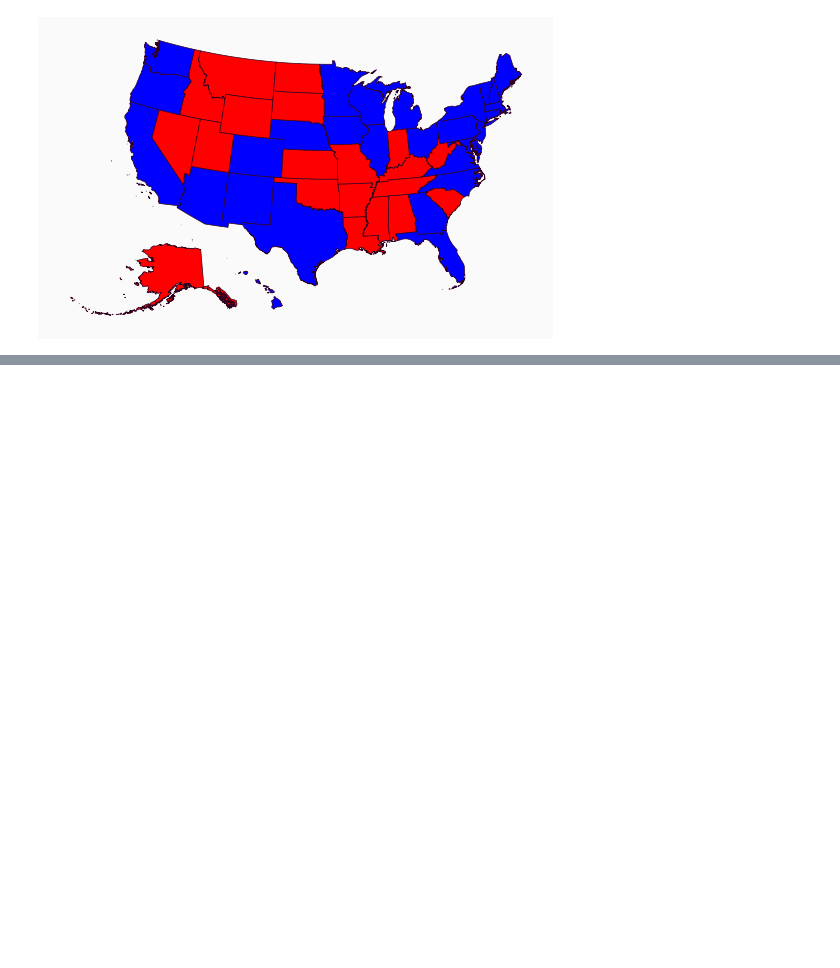
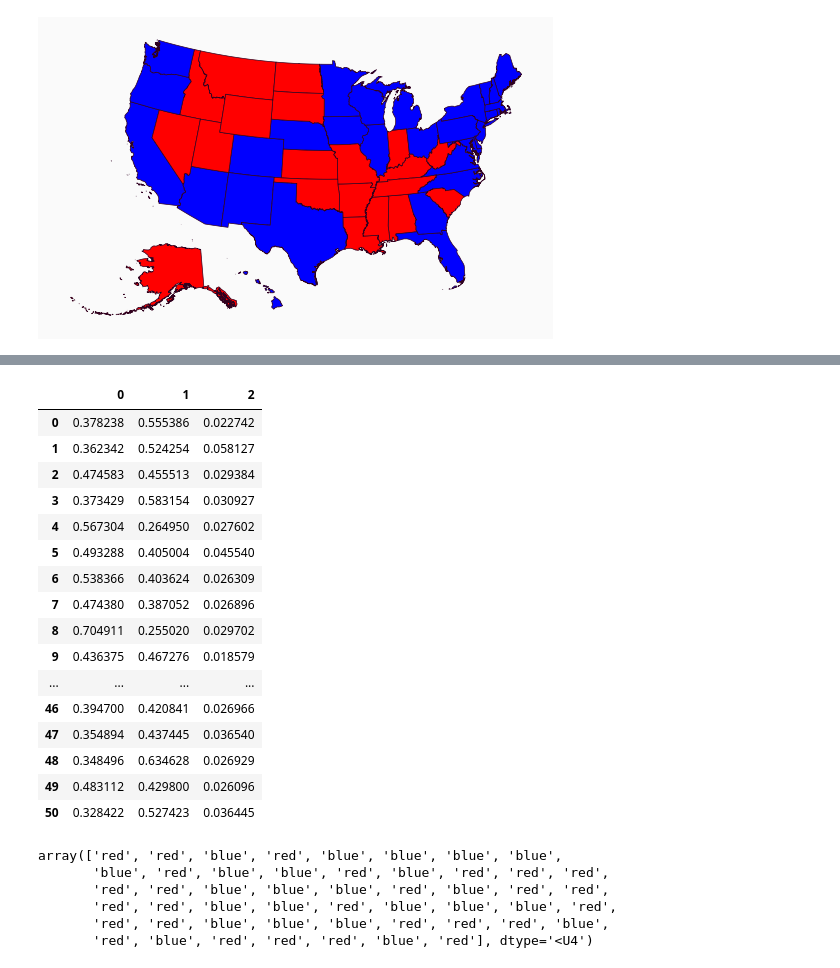
Before and after one commit to LoukStam/Machine-learning-project, a Jupyter notebook: Election_Regression_drawing.ipynb, the cells around one changed output, grey strips where cells are left out. Saved outputs shown, nothing was run; the diff lists cells and outputs as text; code cells hidden in the pictures; blank space fills up the shorter version.

```diff
--- a/Election_Regression_drawing.ipynb
+++ b/Election_Regression_drawing.ipynb
@@ -277,0 +349,29 @@ plt.show()
+# %%
+Bayes_method
+# %% [output]
+|  | 0 | 1 | 2 |
+| 0 | 0.378238 | 0.555386 | 0.022742 |
+| 1 | 0.362342 | 0.524254 | 0.058127 |
+| 2 | 0.474583 | 0.455513 | 0.029384 |
+| 3 | 0.373429 | 0.583154 | 0.030927 |
+| 4 | 0.567304 | 0.264950 | 0.027602 |
+| 5 | 0.493288 | 0.405004 | 0.045540 |
+| 6 | 0.538366 | 0.403624 | 0.026309 |
+| 7 | 0.474380 | 0.387052 | 0.026896 |
+| 8 | 0.704911 | 0.255020 | 0.029702 |
+| 9 | 0.436375 | 0.467276 | 0.018579 |
+| ... | ... | ... | ... |
+| 46 | 0.394700 | 0.420841 | 0.026966 |
+| 47 | 0.354894 | 0.437445 | 0.036540 |
+| 48 | 0.348496 | 0.634628 | 0.026929 |
+| 49 | 0.483112 | 0.429800 | 0.026096 |
+| 50 | 0.328422 | 0.527423 | 0.036445 |
+# %%
+create_state_colors(Bayes_method_result)
+# %% [output]
+array(['red', 'red', 'blue', 'red', 'blue', 'blue', 'blue', 'blue',
+       'blue', 'red', 'blue', 'blue', 'red', 'blue', 'red', 'red', 'red',
+       'red', 'red', 'blue', 'blue', 'blue', 'red', 'blue', 'red', 'red',
+       'red', 'red', 'blue', 'blue', 'red', 'blue', 'blue', 'blue', 'red',
+       'red', 'red', 'blue', 'blue', 'blue', 'red', 'red', 'red', 'blue',
+       'red', 'blue', 'red', 'red', 'red', 'blue', 'red'], dtype='<U4')
```
Also changed, not shown: parts of 9 cells of this notebook.
